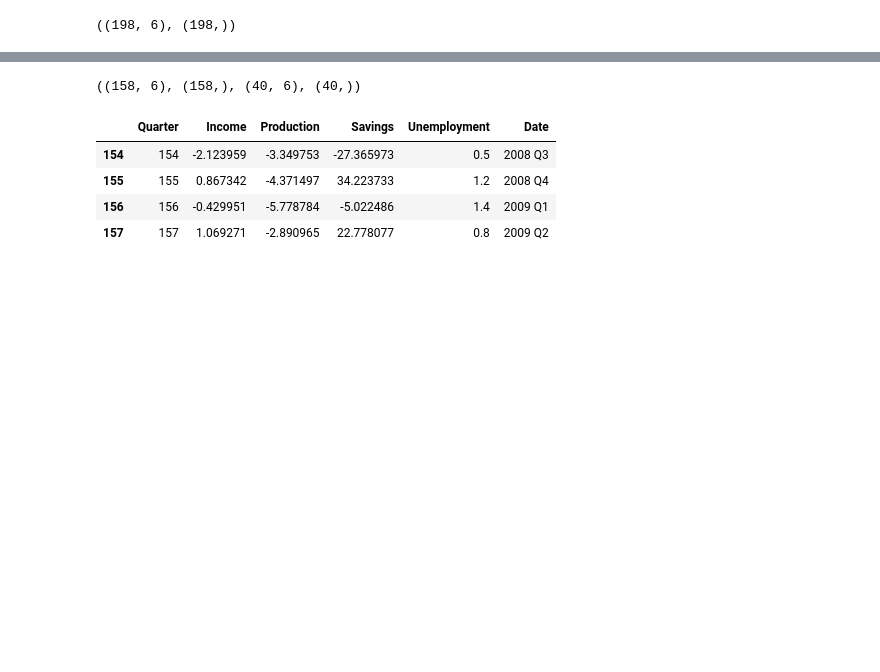
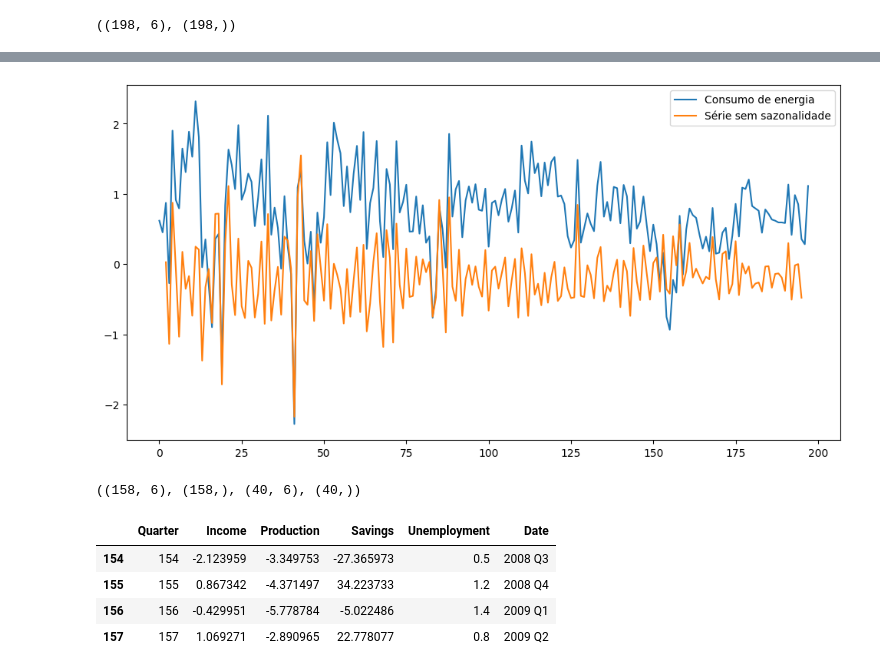
Before and after one commit to DutraIRS/TimeSeries, a Jupyter notebook: train.ipynb, the cells around one changed output, grey strips where cells are left out. Drawn from its saved outputs; the diff is of its cells as text; code cells hidden in the pictures; blank space fills up the shorter version.

```diff
--- a/train.ipynb
+++ b/train.ipynb
@@ -34,3 +41,40 @@ TypeError: cannot do slice indexing on RangeIndex with these indexers [0.0] of t
+# %%
+def calcular_sazonalidade(series, tendencia, d):
+    n = len(series)
+    # Inicializa W_k para cada k = 1, ..., d
+    W = [[] for _ in range(d)]
+
+    # Calcula os desvios iniciais
+    for t in range(n):
+        if not np.isnan(tendencia[t]):  # Ignorar valores onde T_t é NaN
+            k = t % d  # Índice sazonal
+            W[k].append(series[t] - tendencia[t])
+
+    # Calcula a média dos desvios para cada componente sazonal k
+    W_k = [np.mean(W[k]) if len(W[k]) > 0 else 0 for k in range(d)]
+
+    # Ajusta para garantir que a média sazonal seja zero
+    ajuste = np.mean(W_k)
+    S_k = [W_k[k] - ajuste for k in range(d)]
+
+    # Gera S_t repetindo S_k para toda a série
+    S_t = np.array([S_k[t % d] for t in range(n)])
+
+    # Calcula a série dessazonalizada
+    R_t = series - tendencia - S_t
+
+    return S_t, R_t
+
+S_t, R_t = calcular_sazonalidade(y, tendencia, 4)
+# %%
+# Plot da série temporal sem sazonalidade
+plt.figure(figsize=(12, 6))
+plt.plot(y, label='Consumo de energia')
+plt.plot(R_t, label='Série sem sazonalidade')
+plt.legend()
+plt.show()
+# %% [output]
+[figure, added]
 # %%
 X_train = X[:int(0.8*len(X))]
 y_train = y[:int(0.8*len(y))]
```
Also changed, not shown: parts of 2 cells of this notebook, 1 other file.
